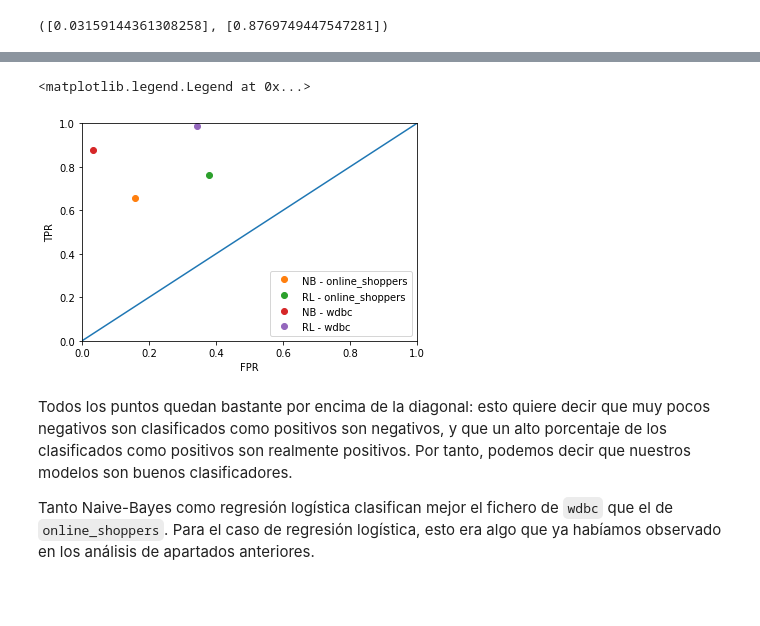
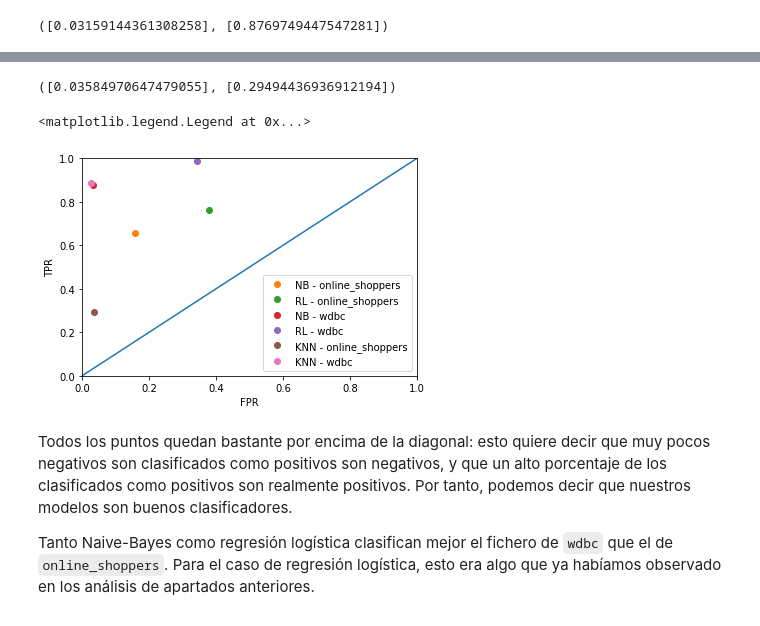
Before and after one commit to luciaasen/FAA, a Jupyter notebook: p2/FAAP2_1461_16.ipynb, the cells around one changed output, grey strips where cells are left out. Drawn from its saved outputs; the diff is of its cells as text; code cells hidden in the pictures.

```diff
--- a/p2/FAAP2_1461_16.ipynb
+++ b/p2/FAAP2_1461_16.ipynb
@@ -511,33 +550,37 @@ print(knn_w)
 estrategia = ep.ValidacionSimple(25)
 clasificador = cl.ClasificadorVecinosProximos(K, True)
 dataset = d.Datos('./datos/online_shoppers.data')
-knn_w = ROC(dataset, estrategia,clasificador)
+knn_o = ROC(dataset, estrategia,clasificador)
 print(knn_o)
+# %% [output]
+([0.03584970647479055], [0.29494436936912194])
 # %%
 import matplotlib.pyplot as plt
 # Copia-pegamos los valores para evitar tener que reejecutar las celdas
 # anteriores por haber reiniciado el kernel
 nb_o = ([0.15783038361824142], [0.6557638776799899])
 rl_o = ([0.3796355647395424], [0.7621441307182397])
+knn_o = ([0.03584970647479055], [0.29494436936912194])
 rl_w =([0.3437429815603702], [0.9875754694223795])
 nb_w = ([0.03159144361308258], [0.8769749447547281])
+knn_w = ([0.027130704603615646], [0.8869119049818537])
 
 plt.xlabel('FPR')
 plt.ylabel('TPR')
 axes = plt.gca()
 axes.set_xlim([0,1])
 axes.set_ylim([0,1])
 plt.plot([0,1],[0,1])
 plt.plot(nb_o[0], nb_o[1], 'o', label = 'NB - online_shoppers')
 plt.plot(rl_o[0], rl_o[1], 'o', label = 'RL - online_shoppers')
 plt.plot(nb_w[0], nb_w[1], 'o', label = 'NB - wdbc')
 plt.plot(rl_w[0], rl_w[1], 'o', label = 'RL - wdbc')
 plt.plot(knn_o[0], knn_o[1], 'o', label = 'KNN - online_shoppers')
 plt.plot(knn_w[0], knn_w[1], 'o', label = 'KNN - wdbc')
 plt.legend()
 # %% [output]
 <matplotlib.legend.Legend at 0x...>
-[figure, old version]
+[figure, new version]
 # %% [markdown]
 Todos los puntos quedan bastante por encima de la diagonal: esto quiere decir que muy pocos negativos son clasificados como positivos son negativos, y que un alto porcentaje de los clasificados como positivos son realmente positivos. Por tanto, podemos decir que nuestros modelos son buenos clasificadores.
 
```
Also changed, not shown: parts of 11 cells of this notebook, 4 other files.
